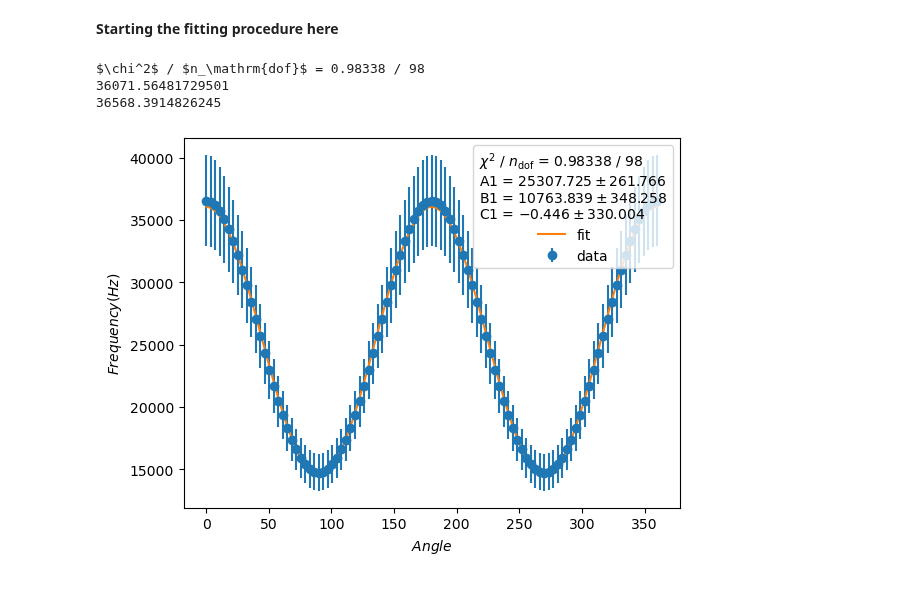
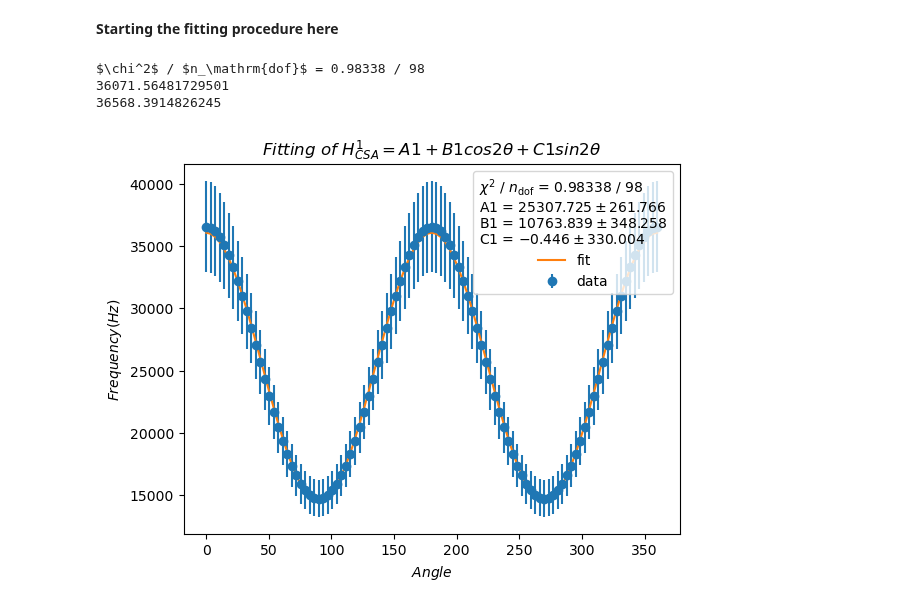
Before and after one commit to AstrobioShiva/Script_project, a Jupyter notebook: Python/Plotting/freq_fit.ipynb, the cells around one changed output. Saved outputs shown, nothing was run; the diff lists cells and outputs as text; code cells hidden in the pictures.

```diff
--- a/Python/Plotting/freq_fit.ipynb
+++ b/Python/Plotting/freq_fit.ipynb
@@ -205,41 +200,51 @@ def Hcsa1(theta,A1, B1, C1):
 def HQ2 (theta,A2, B2, C2, D2, E2):
     freq_Q2 = A2 + B2*np.cos(2*theta*np.pi/180) + C2*np.sin(2*theta*np.pi/180) + D2*np.cos(4*theta*np.pi/180) + E2*np.sin(4*theta*np.pi/180)
     return freq_Q2
+# %%
+# input from z rot file
+df= pd.read_csv('freq_z_rot.csv', header = 0)
+
+x = df['angle']
+y_s = df['fre_sum']
+y_d = df['freq_diff']
+y_1D = df['freq_1D'] #freq of |1> -> |0>
+y_2D = df['freq_2D'] #freq of |0> -> |-1>
 # %%
 #Curve Fitting using Iminiuit
 
 least_squares = LeastSquares(x, y_s,y_s/10, Hcsa1)
 #least_squares = LeastSquares(x, y,y/10, HQ2)
 m = Minuit(least_squares, A1 = 1, B1 = 1, C1= 1)
 #m = Minuit(least_squares, A2 = 1, B2 = 1, C2= 1, D2 = 1, E2 = 1)
 # m.fixed["C1"] = True
 
 m.migrad()  # finds minimum of least_squares function
 m.hesse()   # accurately computes uncertainties
 fit_info = [
     f"$\\chi^2$ / $n_\\mathrm{{dof}}$ = {m.fval:.5f} / {len(x) - m.nfit}",
 ]
 print(fit_info[0])
 
 
 for p, v, e in zip(m.parameters, m.values, m.errors):
     fit_info.append(f"{p} = ${v:.3f} \\pm {e:.3f}$")
 
 
 # draw data and fitted line
-ax11.errorbar(x, y_s, y_s/10., fmt="o", label="data")
-ax11.plot(x, Hcsa1(x, *m.values), label="fit")
-ax11.xlabel(r'$Angle$')
-ax11.ylabel(r'$Frequency (Hz)$')
+plt.errorbar(x, y_s, y_s/10., fmt="o", label="data")
+plt.plot(x, Hcsa1(x, *m.values), label="fit")
+plt.xlabel(r'$Angle$')
+plt.ylabel(r'$Frequency (Hz)$')
+plt.title(r'$Fitting\ of\ H^1_{CSA} = A1 + B1(cos2\theta )+ C1(sin2\theta)$')
 #ax11.plot(x, HQ2(x, *m.values), label="fit")
-ax11.legend(title="\n".join(fit_info))
-ax11.savefig("miniuit_fit_Hcsa1")
+plt.legend(title="\n".join(fit_info))
+plt.savefig("miniuit_fit_Hcsa1")
 
 print(Hcsa1(0, *m.values))
 #print(HQ2(0, *m.values))
 print(y_s[0])
 # %% [output]
 $\chi^2$ / $n_\mathrm{dof}$ = 0.98338 / 98
 36071.56481729501
 36568.3914826245
-[figure, old version]
+[figure, new version]
```
Also changed, not shown: parts of 3 cells of this notebook, 4 other files.
